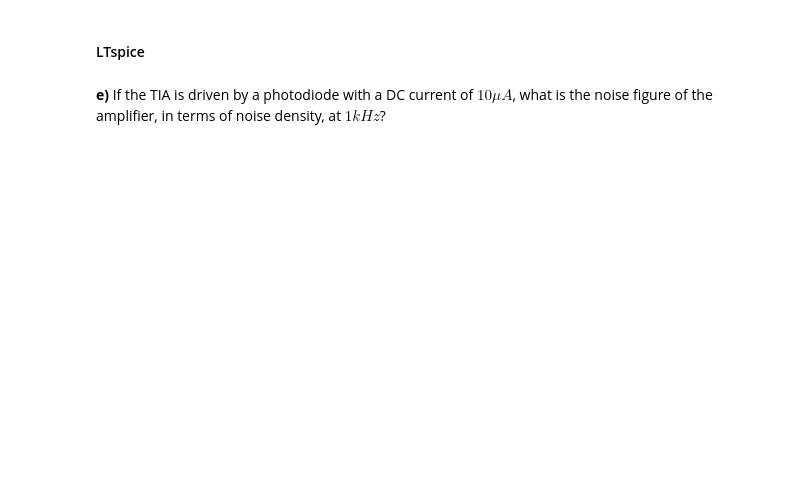
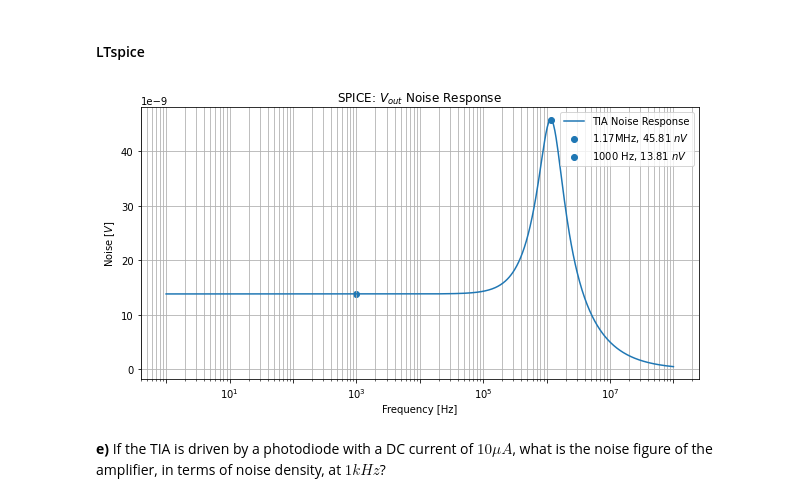
Before and after one commit to kegedy/EE538.1, a Jupyter notebook: kevin/hw02/EE538_Sp2021_Assignment2.ipynb, the cells around one changed output. Cells and saved outputs as stored; diff of their text form; code cells hidden in the pictures; blank space fills up the shorter version.

```diff
--- a/kevin/hw02/EE538_Sp2021_Assignment2.ipynb
+++ b/kevin/hw02/EE538_Sp2021_Assignment2.ipynb
@@ -222,4 +299,38 @@ $\begin{eqnarray}
 # %% [markdown]
 #### LTspice
+# %%
+filepath = 'data/HW02_noise.txt'
+df = pd.read_csv(filepath)
+freq = df['frequency']
+mag = df['V(onoise)']
+# %%
+fig, ax = plt.subplots(1,figsize=(10,5))
+
+x1 = np.where(freq<=1000)[0][-1]
+label1 = r"1000 Hz, {:.2f} $nV$".format(mag[x1]*1e9)
+
+x2 = mag.idxmax()
+label2 =  r"{:.2f}MHz, {:.2f} $nV$".format(rnd(freq[x2],2,"MHz"),mag[x2]*1e9)
+
+ax.semilogx(freq, mag, color='tab:blue',label='TIA Noise Response')
+ax.scatter(freq[x2],mag[x2],label=label2,color='tab:blue')
+ax.scatter(freq[x1],mag[x1],label=label1,color='tab:blue')
+ax.grid(True,which='both')
+ax.set_xlabel('Frequency [Hz]')
+ax.set_ylabel(r'Noise $[V]$')
+ax.set_title(r'SPICE: $V_{out}$ Noise Response')
+ax.ticklabel_format(style='sci', axis='y', scilimits=(-9,-9))
+#ax.set_ylim(10e-9,50e-9)
+
+# manipulate x-axis ticks and labels
+ax.xaxis.set_major_locator(LogLocator(numticks=15)) #(1)
+ax.xaxis.set_minor_locator(LogLocator(numticks=15,subs=np.arange(2,10))) #(2)
+for label in ax.xaxis.get_ticklabels()[::2]:
+    label.set_visible(False) #(3)
+
+ax.legend()
+plt.show();
+# %% [output]
+[figure, added]
 # %% [markdown]
 __e)__ If the TIA is driven by a photodiode with a DC current of $10\mu A$, what is the noise figure of the amplifier, in terms of noise density, at $1kHz$?
```
Also changed, not shown: parts of 16 cells of this notebook, 5 other files.
